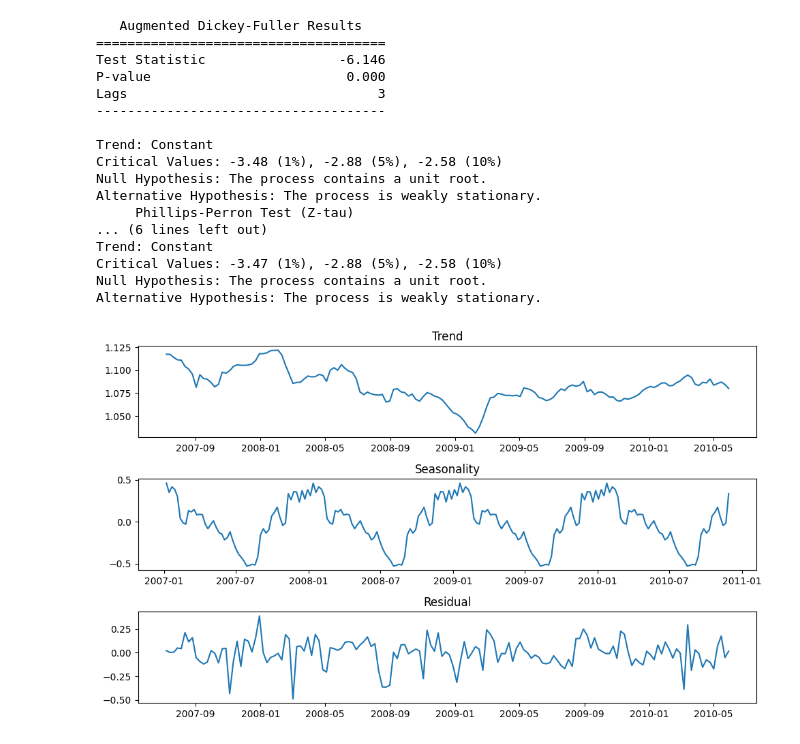
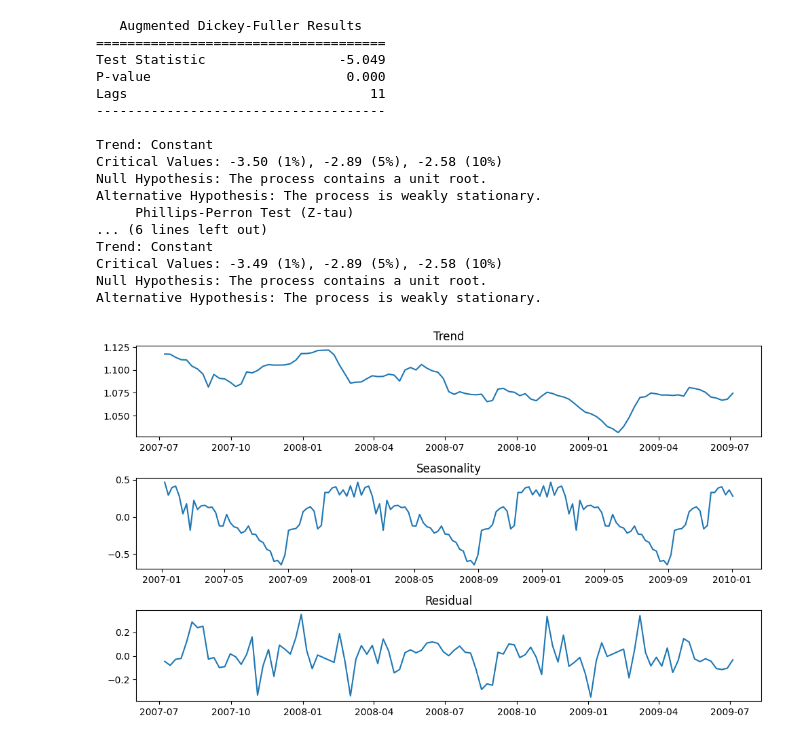
Before and after one commit to ElbazHaim/household_electricity_timeseries_project, a Jupyter notebook: project.ipynb, the cells around one changed output. Cells and saved outputs as stored; diff of their text form; code cells hidden in the pictures.

```diff
--- a/project.ipynb
+++ b/project.ipynb
@@ -17,13 +17,19 @@ household_power_consumption = pd.read_csv("household_power_consumption.txt", sep
                                                 na_values=['nan','?'])
 # %%
 household_power_consumption = household_power_consumption[household_power_consumption.index.year > 2006]
+household_power_consumption = household_power_consumption[household_power_consumption.index.year < 2010]
 household_power_consumption = household_power_consumption.fillna(method='ffill')
 # %%
 household_power_consumption = household_power_consumption["Global_active_power"]
+household_power_consumption = household_power_consumption.dropna()
 daily = household_power_consumption.resample("D").mean()
+# daily.to_csv("daily.csv")
 weekly = household_power_consumption.resample("W").mean()
+# weekly.to_csv("weekly.csv")
 monthly = household_power_consumption.resample("M").mean()
+# monthly.to_csv("monthly.csv")
 quarterly = household_power_consumption.resample("3M").mean()
+# quarterly.to_csv("quarterly.csv")
 # %%
 fig, axes = plt.subplots(nrows=2, ncols=2, figsize=(10, 6))
 daily.plot(y="Global_active_power", ax=axes[0,0], title="Daily")
@@ -49,3 +55,4 @@ def decompose(time_period, period):
     plt.plot()
     print(ADF(decomposition.resid.dropna()))
     print(PhillipsPerron(decomposition.resid.dropna()))
+    return decomposition.resid.dropna()
@@ -52,22 +80,22 @@ def decompose(time_period, period):
 # %%
-decompose(weekly, 53)
+weekly_resid = decompose(weekly, 53)
 # %% [output]
    Augmented Dickey-Fuller Results
 =====================================
-Test Statistic                 -6.146
+Test Statistic                 -5.049
 P-value                         0.000
-Lags                                3
+Lags                               11
 -------------------------------------
 
 Trend: Constant
-Critical Values: -3.48 (1%), -2.88 (5%), -2.58 (10%)
+Critical Values: -3.50 (1%), -2.89 (5%), -2.58 (10%)
 Null Hypothesis: The process contains a unit root.
 Alternative Hypothesis: The process is weakly stationary.
      Phillips-Perron Test (Z-tau)
 ... (6 lines left out)
 Trend: Constant
-Critical Values: -3.47 (1%), -2.88 (5%), -2.58 (10%)
+Critical Values: -3.49 (1%), -2.89 (5%), -2.58 (10%)
 Null Hypothesis: The process contains a unit root.
 Alternative Hypothesis: The process is weakly stationary.
-[figure, old version]
+[figure, new version]
 # %%
```
Also changed, not shown: parts of 11 cells of this notebook.
